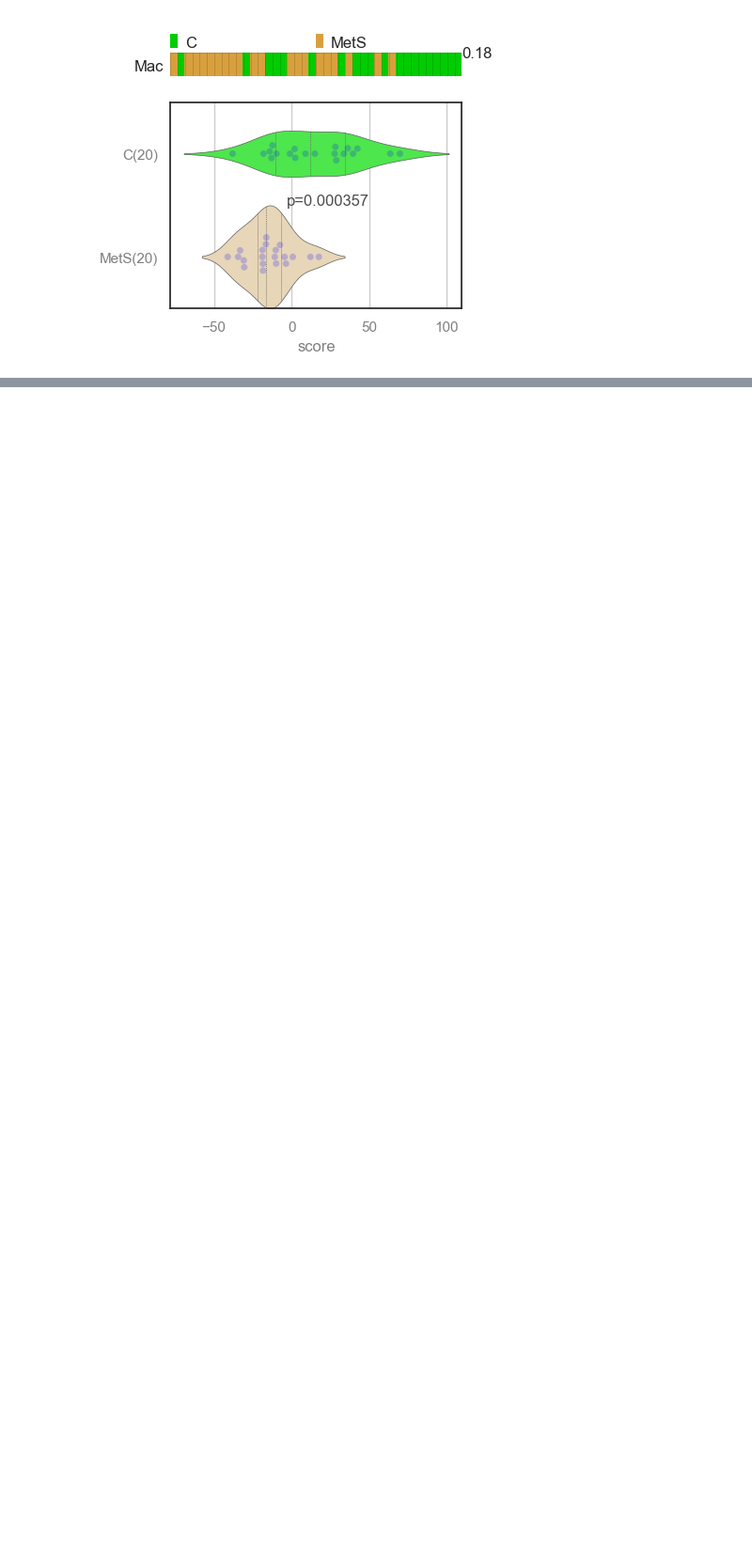
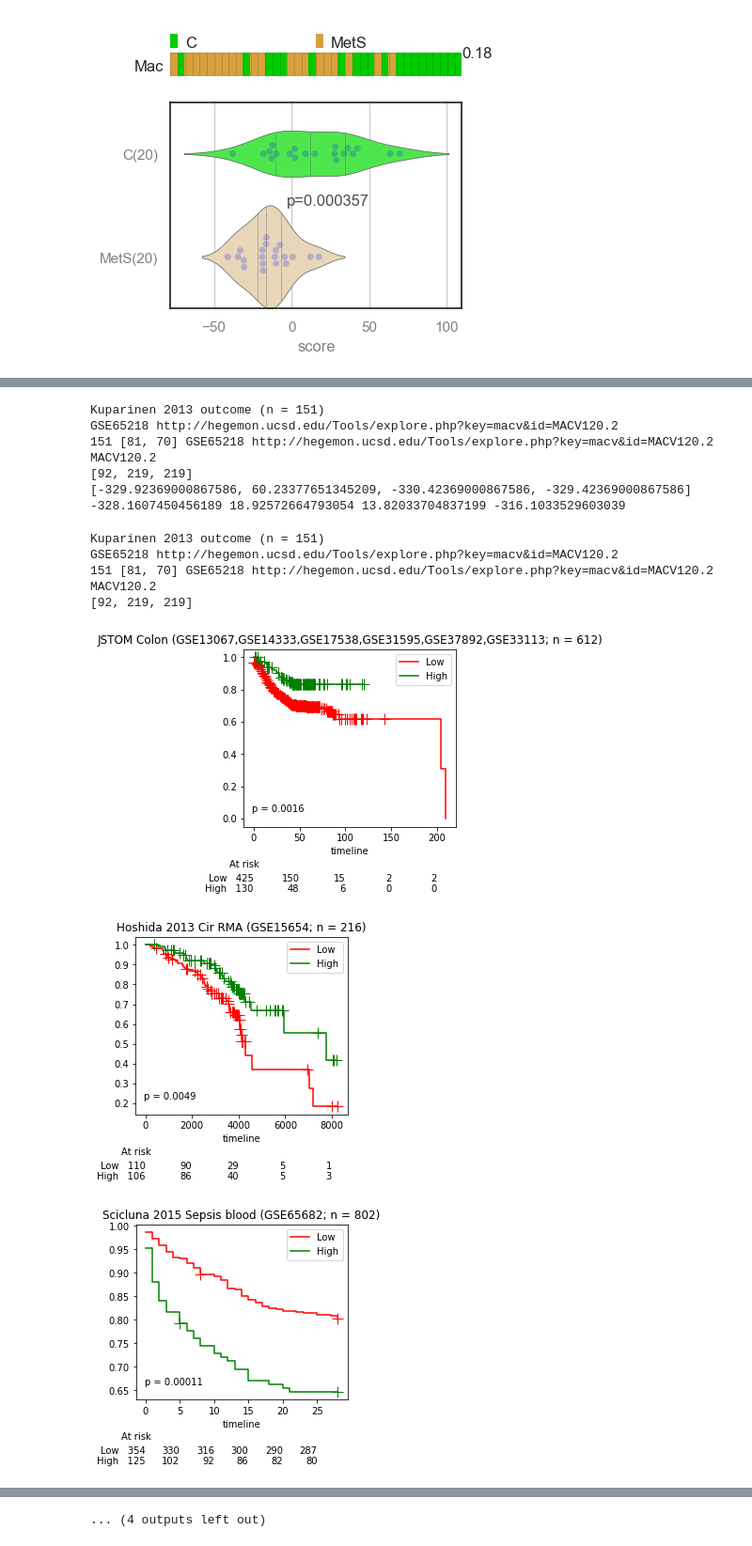
Before and after one commit to sahoo00/BoNE, a Jupyter notebook: SMaRT/macrophage.ipynb, the cells around one changed output, grey strips where cells are left out. Shown at 94% size. Cells and saved outputs as stored; diff of their text form; code cells hidden in the pictures; blank space fills up the shorter version.

Commit message:
Old BioRxiv Figure 4 and Figure S9

```diff
--- a/SMaRT/macrophage.ipynb
+++ b/SMaRT/macrophage.ipynb
@@ -578,3 +578,7 @@ GSE98895 http://hegemon.ucsd.edu/Tools/explore.php?key=mac&id=MAC114
 [241, 248]
 [figure]
 [figure]
+# %%
+reload(mut)
+mut.figure4Old()
+# %% [output]
@@ -580,0 +627,13 @@ GSE98895 http://hegemon.ucsd.edu/Tools/explore.php?key=mac&id=MAC114
+Kuparinen 2013 outcome (n = 151)
+GSE65218 http://hegemon.ucsd.edu/Tools/explore.php?key=macv&id=MACV120.2
+151 [81, 70] GSE65218 http://hegemon.ucsd.edu/Tools/explore.php?key=macv&id=MACV120.2 MACV120.2
+[92, 219, 219]
+[-329.92369000867586, 60.23377651345209, -330.42369000867586, -329.42369000867586]
+-328.1607450456189 18.92572664793054 13.82033704837199 -316.1033529603039
+Kuparinen 2013 outcome (n = 151)
+GSE65218 http://hegemon.ucsd.edu/Tools/explore.php?key=macv&id=MACV120.2
+151 [81, 70] GSE65218 http://hegemon.ucsd.edu/Tools/explore.php?key=macv&id=MACV120.2 MACV120.2
+[92, 219, 219]
+[figure, added]
+[figure, added]
+[figure, added]
@@ -580,0 +641 @@ GSE98895 http://hegemon.ucsd.edu/Tools/explore.php?key=mac&id=MAC114
+... (4 outputs left out)
```
Also changed, not shown: parts of 2 cells of this notebook, 2 other files.
